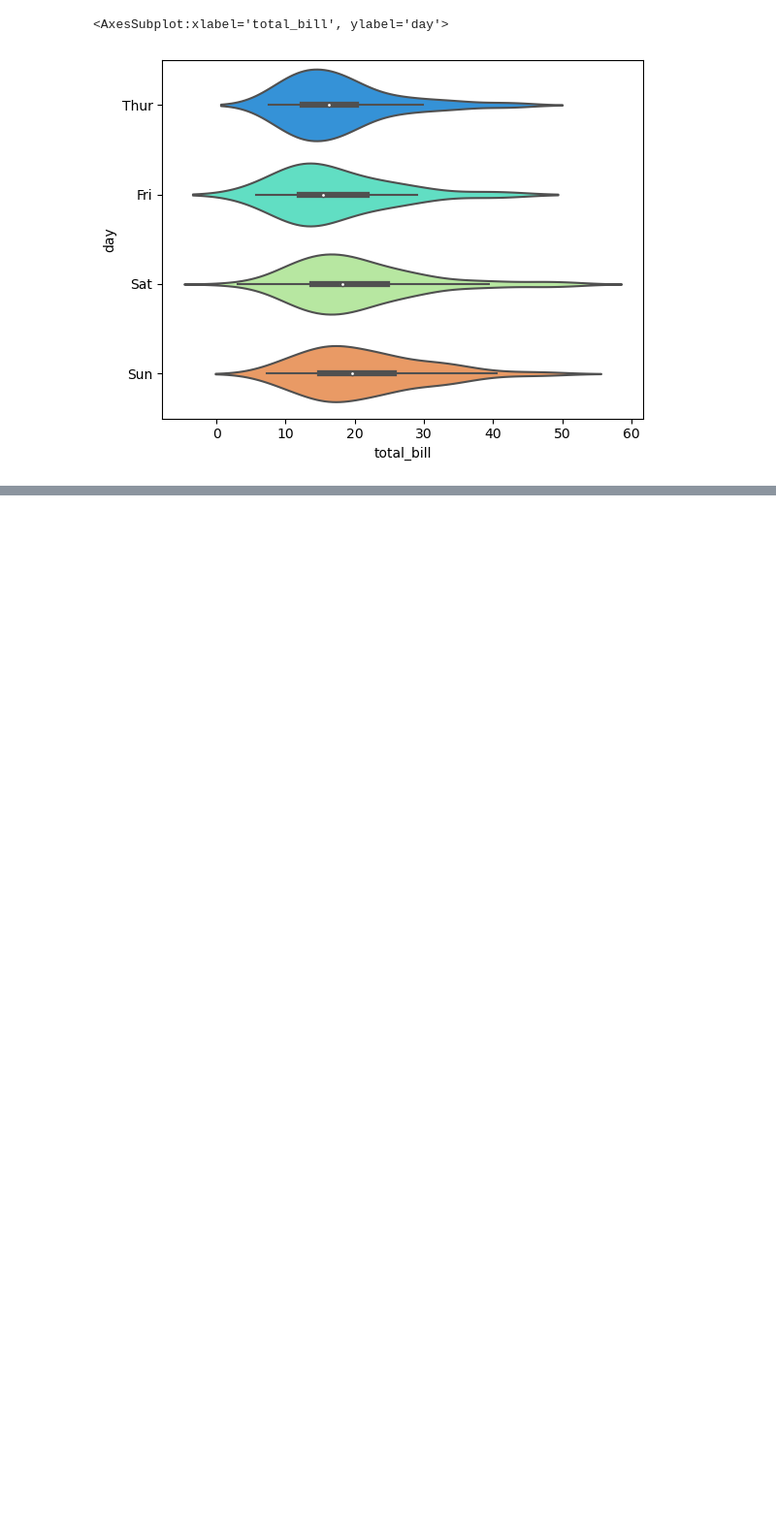
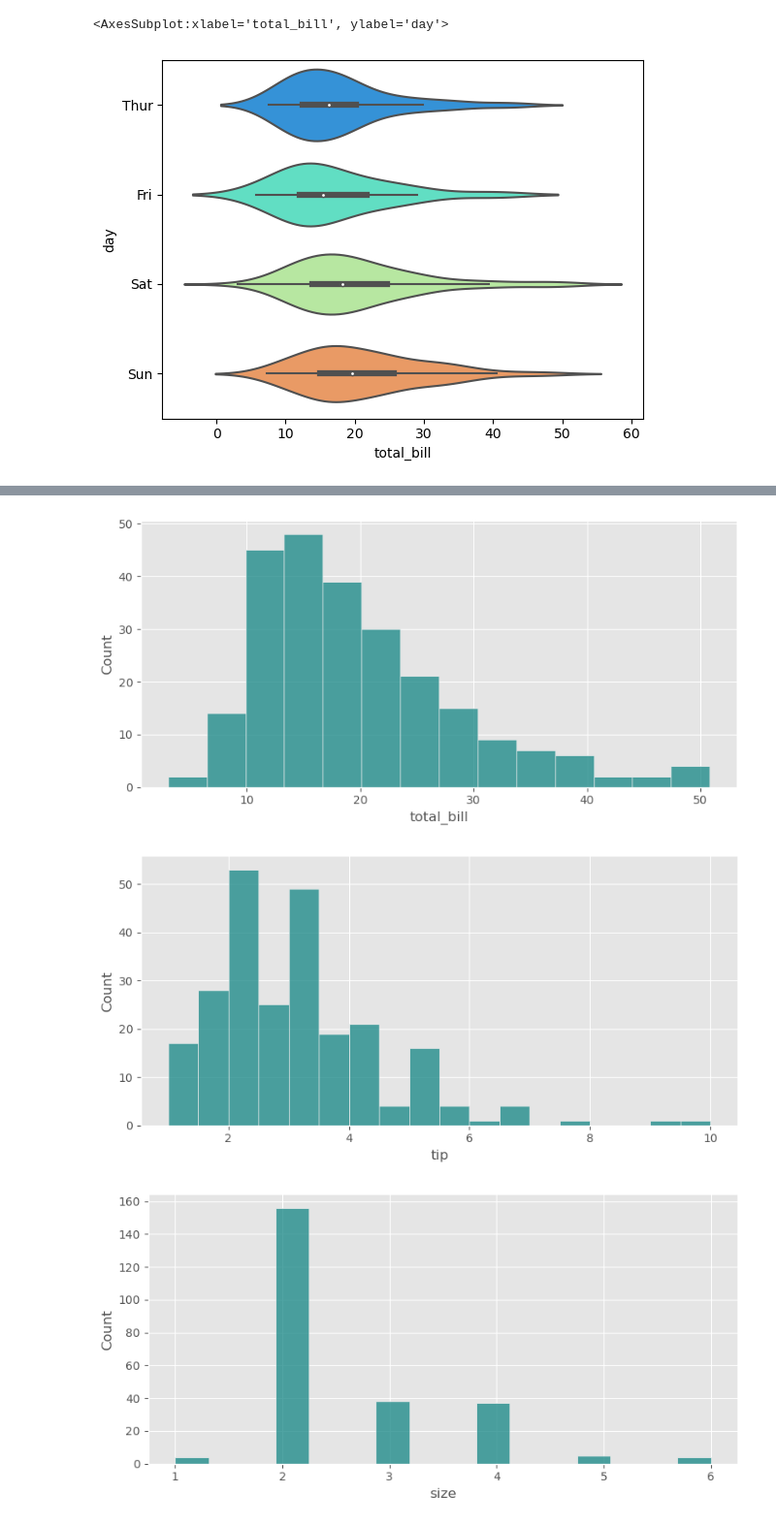
Before and after one commit to bishu5c6/Plots-in-ML, a Jupyter notebook: seaborn.ipynb, the cells around one changed output, grey strips where cells are left out. Shown at 97% size. Drawn from its saved outputs; the diff is of its cells as text; code cells hidden in the pictures; blank space fills up the shorter version.

```diff
--- a/seaborn.ipynb
+++ b/seaborn.ipynb
@@ -174,0 +198,3 @@ sns.violinplot(x='total_bill',y='day',data=df,palette='rainbow')
+# %%
+numeric_data = df.select_dtypes(include=[np.number])
+categorical_data = df.select_dtypes(exclude=[np.number])
@@ -174,0 +225,7 @@ sns.violinplot(x='total_bill',y='day',data=df,palette='rainbow')
+# %%
+for i in numeric_data:
+    sns.displot(data=df,x=i,height=4,aspect=2,color='#158685')
+# %% [output]
+[figure, added]
+[figure, added]
+[figure, added]
```
Also changed, not shown: parts of 21 cells of this notebook, 3 other files.
